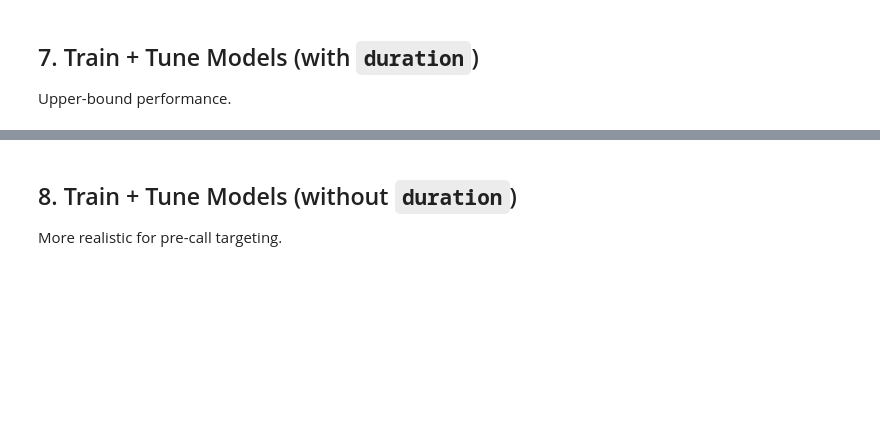
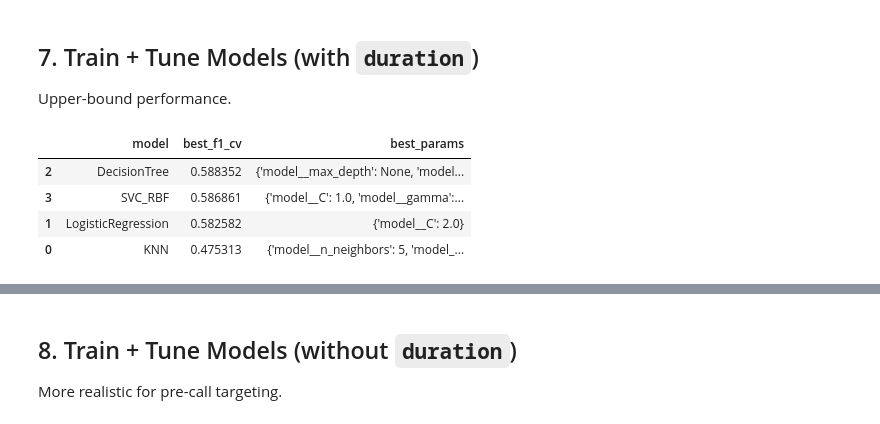
Before and after one commit to njcross/ranking_bank_customers, a Jupyter notebook: required_assignment_17_1.ipynb, the cells around one changed output, grey strips where cells are left out. Saved outputs shown, nothing was run; the diff lists cells and outputs as text; code cells hidden in the pictures; blank space fills up the shorter version.

```diff
--- a/required_assignment_17_1.ipynb
+++ b/required_assignment_17_1.ipynb
@@ -218,34 +287,40 @@ pre_all = build_preprocessor(numeric_cols_all, cat_cols_all)
 models = {
     "KNN": (KNeighborsClassifier(), {
         "model__n_neighbors": [5, 15],
         "model__weights": ["uniform", "distance"],
     }),
     "LogisticRegression": (LogisticRegression(max_iter=2000, class_weight="balanced"), {
         "model__C": [0.5, 1.0, 2.0],
     }),
     "DecisionTree": (DecisionTreeClassifier(class_weight="balanced", random_state=42), {
         "model__max_depth": [3, 5, None],
         "model__min_samples_split": [2, 20],
         "model__min_samples_leaf": [1, 10],
     }),
-    "SVC_RBF": (SVC(kernel="rbf", probability=True, class_weight="balanced"), {
+    "SVC_RBF": (SVC(kernel="rbf", probability=False, class_weight="balanced"), {
         "model__C": [1.0, 5.0],
         "model__gamma": ["scale", 0.1],
     })
 }
 
 results_all = []
 best_models_all = {}
 
 for name, (est, param_grid) in models.items():
     pipe = Pipeline(steps=[("pre", pre_all), ("model", est)])
     gs = GridSearchCV(pipe, param_grid=param_grid, cv=cv, scoring="f1", n_jobs=-1, verbose=0)
     gs.fit(X_train_all, y_train)
 
     best_models_all[name] = gs.best_estimator_
     results_all.append({"model": name, "best_f1_cv": gs.best_score_, "best_params": gs.best_params_})
 
 pd.DataFrame(results_all).sort_values("best_f1_cv", ascending=False)
+# %% [output]
+|  | model | best_f1_cv | best_params |
+| 2 | DecisionTree | 0.588352 | {'model__max_depth': None, 'model... |
+| 3 | SVC_RBF | 0.586861 | {'model__C': 1.0, 'model__gamma':... |
+| 1 | LogisticRegression | 0.582582 | {'model__C': 2.0} |
+| 0 | KNN | 0.475313 | {'model__n_neighbors': 5, 'model_... |
 # %%
 test_metrics_all = []
 for name, best_est in best_models_all.items():
```
Also changed, not shown: parts of 13 cells of this notebook.
